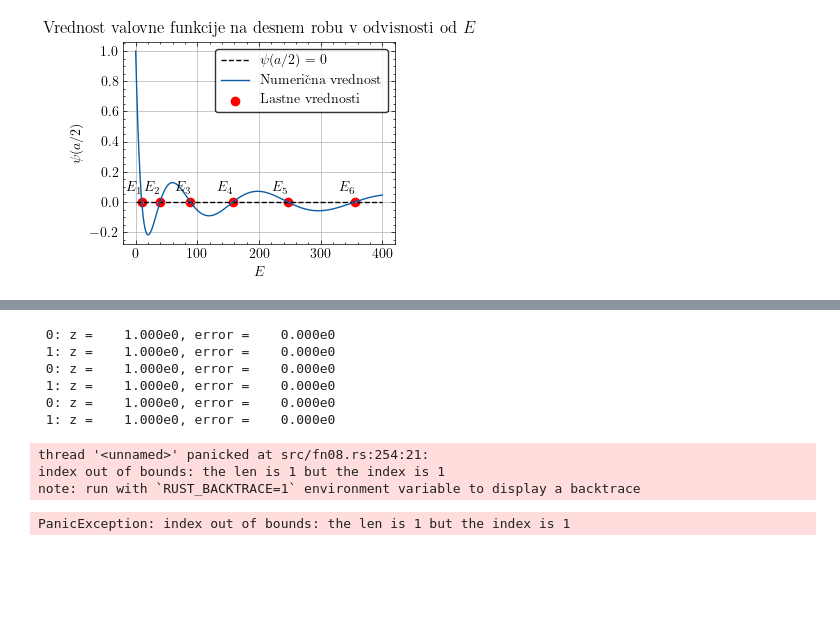
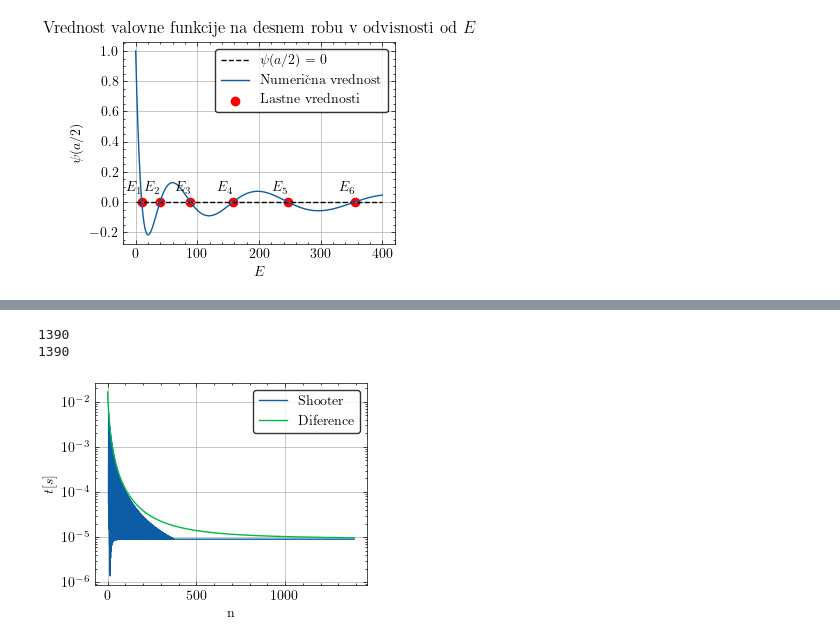
Before and after one commit to hyhmir/mafiski_praktikum, a Jupyter notebook: 08/analysing.ipynb, the cells around one changed output, grey strips where cells are left out. Drawn from its saved outputs; the diff is of its cells as text; code cells hidden in the pictures; blank space fills up the shorter version.

```diff
--- a/08/analysing.ipynb
+++ b/08/analysing.ipynb
@@ -122,35 +129,62 @@ sh_err = []
 sh_tim = []
 fd_err = []
 fd_tim = []
-for n in range(10,100):
+for n in range(10,1400):
     t = np.linspace(0, 1, n)
-    ts = timeit(lambda: rs.shooter(0, 0, 1, 0.5, t, 1e-5, k_zeros[1]**2, False, False), number=3)
+    ts = timeit(lambda: rs.shooter(0, 0, 1, 0.5, t, 1e-5, k_zeros[0]**2, False, False), number=1)
     sh_tim.append(ts)
-    ts = timeit(lambda: fdv(t, k_zeros[1]**2), number=3)
+    ts = timeit(lambda: fdv(t, k_zeros[0]**2), number=1)
     fd_tim.append(ts)
-    sol = np.array(fdv(t, k_zeros[1]**2))
+    sol = np.array(fdv(t, k_zeros[0]**2))
     if sol[0] > sol[1]:
         sol = -sol
-    sol = sol / np.max(np.abs(sol))
-    es = np.max(np.abs(analytic_infinite_well(t, 2) - sol))
+    try:
+        sol = sol / np.max(np.abs(sol))
+    except:
+        pass
+    es = np.max(np.abs(analytic_infinite_well(t, 1) - sol))
     fd_err.append(es)
-    sol = np.array(rs.shooter(0, 0, 1, 0.5, t, 1e-5, k**2, False, False))[:,0]
-    sol = sol / np.max(np.abs(sol))
-    es = np.max(np.abs(analytic_infinite_well(t, 2) - sol))
-    fd_err.append(es)
+    sol = np.array(rs.shooter(0, 0, 1, 0.5, t, 1e-5, k_zeros[0]**2, False, False))[:,0]
+    try:
+        sol = sol / np.max(np.abs(sol))
+    except:
+        pass
+    es = np.max(np.abs(analytic_infinite_well(t, 1) - sol))
+    sh_err.append(es)
+
+print(len(fd_err))
+print(len(sh_err))
 # %% [output]
- 0: z =    1.000e0, error =    0.000e0
- 1: z =    1.000e0, error =    0.000e0
- 0: z =    1.000e0, error =    0.000e0
- 1: z =    1.000e0, error =    0.000e0
- 0: z =    1.000e0, error =    0.000e0
- 1: z =    1.000e0, error =    0.000e0
+1390
+1390
-thread '<unnamed>' panicked at src/fn08.rs:254:21:
-index out of bounds: the len is 1 but the index is 1
-note: run with `RUST_BACKTRACE=1` environment variable to display a backtrace
-PanicException: index out of bounds: the len is 1 but the index is 1
 # %%
-plt.plot(sh_err)
-plt.plot(fd_err)
+plt.plot(sh_tim, label='Shooter')
+plt.plot(fd_tim, label='Diference')
 plt.yscale('log')
-plt.show()
+plt.grid()
+plt.legend(
+    facecolor="white",    # background color
+    edgecolor="black",    # border color
+    framealpha=0.8,       # transparency (1 is opaque)
+    frameon=True          # ensure the frame is drawn
+)
+plt.xlabel('n')
+plt.ylabel('$t [s]$')
+plt.savefig('graphs/time.pdf', dpi=512)
+plt.clf()
+
+plt.plot(sh_err, label='Shooter')
+plt.plot(fd_err, label='Diference')
+plt.yscale('log')
+plt.grid()
+plt.legend(
+    facecolor="white",    # background color
+    edgecolor="black",    # border color
+    framealpha=0.8,       # transparency (1 is opaque)
+    frameon=True          # ensure the frame is drawn
+)
+plt.xlabel('n')
+plt.ylabel('$t [s]$')
+plt.savefig('graphs/err.pdf', dpi=512)
+# %% [output]
+[figure, added]
```
Also changed, not shown: parts of 8 cells of this notebook, 10 other files.
